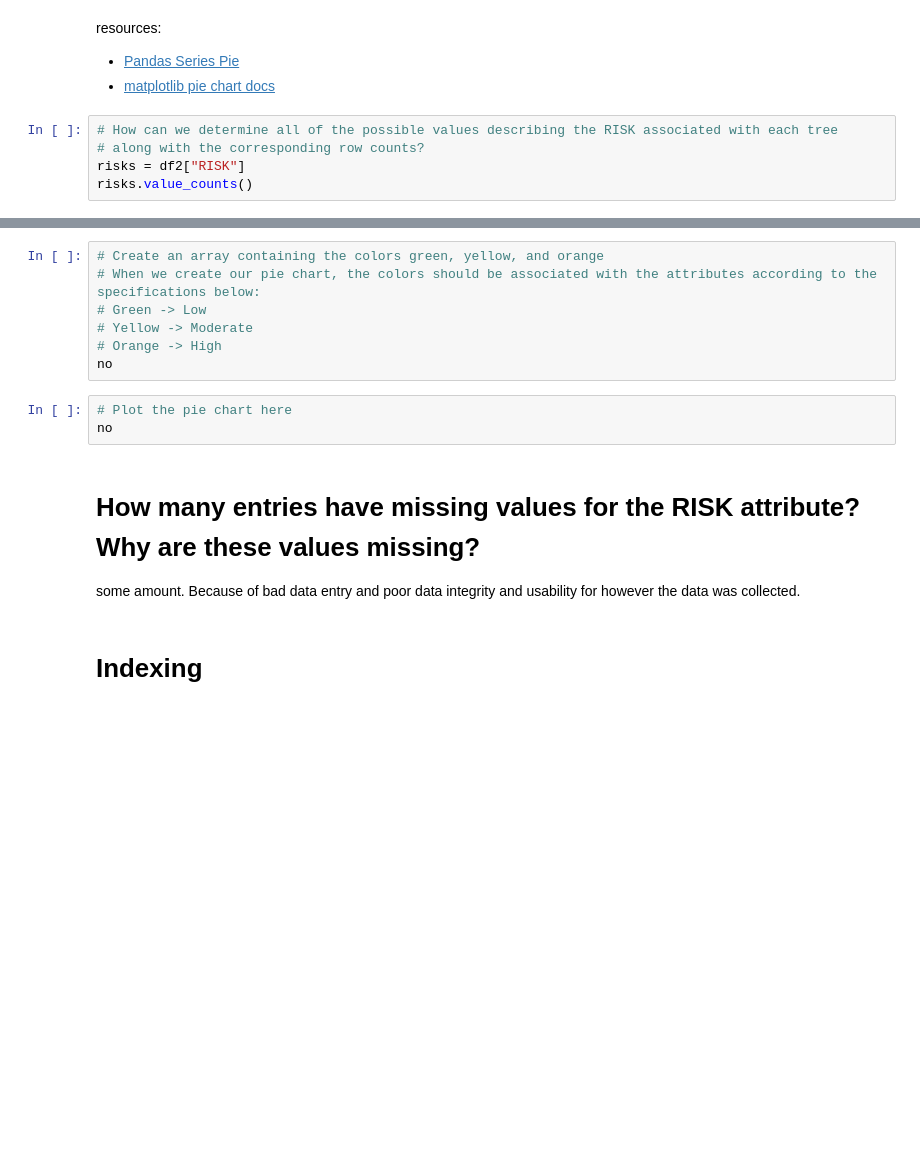
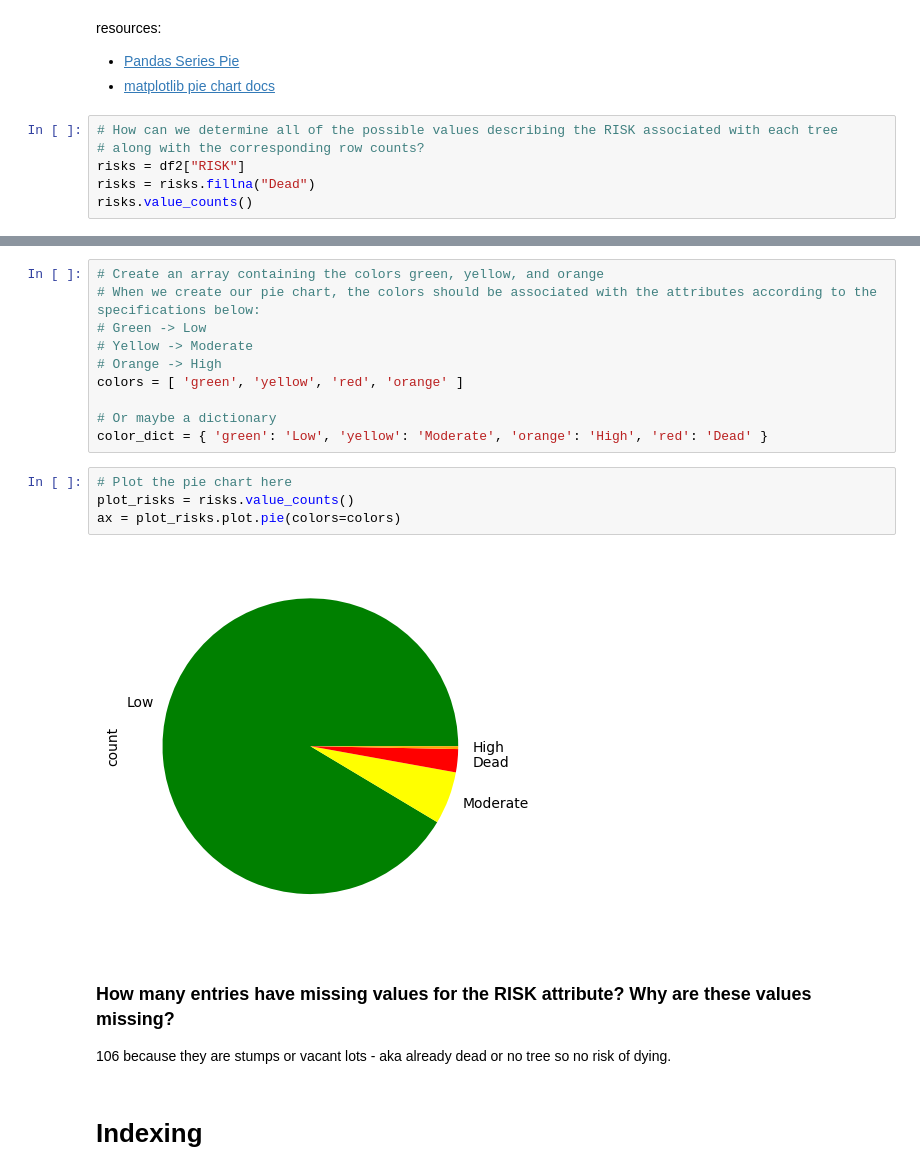
Before and after one commit to mikerly131/DataEngineering.Labs.CityOfNewarkDETreeSurvey, a Jupyter notebook: newark_de_tree_survey.ipynb, the cells around one changed output, grey strips where cells are left out. Cells and saved outputs as stored; diff of their text form; blank space fills up the shorter version.

```diff
--- a/newark_de_tree_survey.ipynb
+++ b/newark_de_tree_survey.ipynb
@@ -360,4 +360,5 @@ resources:
 # How can we determine all of the possible values describing the RISK associated with each tree
 # along with the corresponding row counts?
 risks = df2["RISK"]
+risks = risks.fillna("Dead")
 risks.value_counts()
@@ -367,12 +384,18 @@ risks.value_counts()
 # Green -> Low
 # Yellow -> Moderate
 # Orange -> High
-no
+colors = [ 'green', 'yellow', 'red', 'orange' ]
+
+# Or maybe a dictionary
+color_dict = { 'green': 'Low', 'yellow': 'Moderate', 'orange': 'High', 'red': 'Dead' }
 # %%
 # Plot the pie chart here
-no
+plot_risks = risks.value_counts()
+ax = plot_risks.plot.pie(colors=colors)
+# %% [output]
+[figure, added]
 # %% [markdown]
-# How many entries have missing values for the RISK attribute? Why are these values missing?
-some amount.  Because of bad data entry and poor data integrity and usability for however the data was collected.
+### How many entries have missing values for the RISK attribute? Why are these values missing?
+106 because they are stumps or vacant lots - aka already dead or no tree so no risk of dying.
 # %% [markdown]
 # Indexing
```
Also changed, not shown: parts of 9 cells of this notebook.
